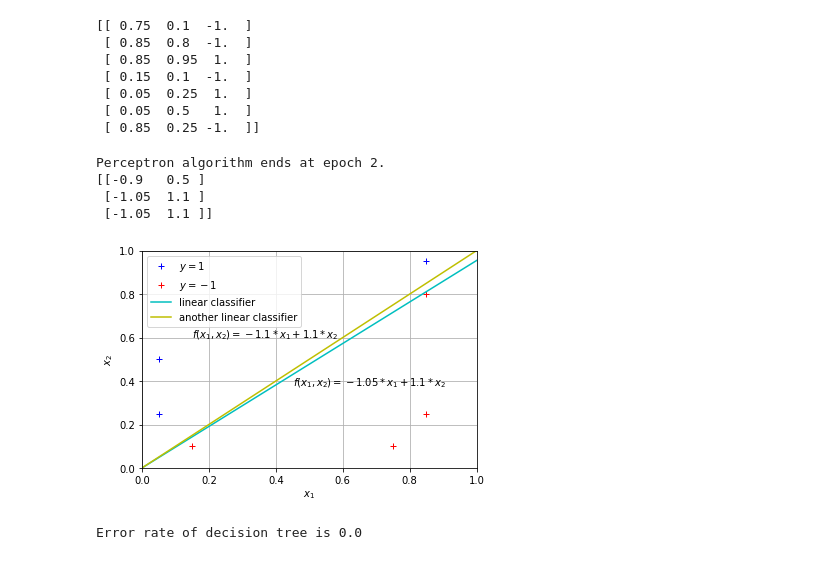
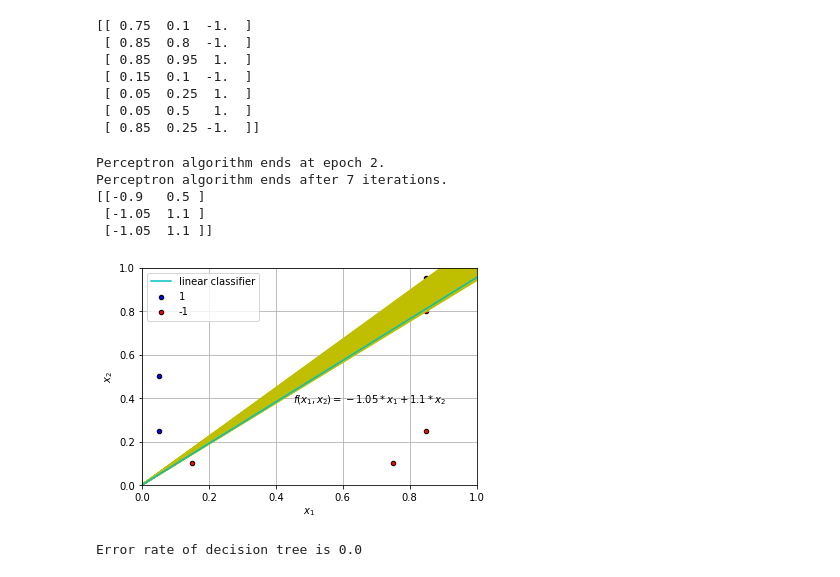
Before and after one commit to YilinGao/ML_assignments, a Jupyter notebook: hw2/hw2_code/q1.ipynb, the cells around one changed output. Drawn from its saved outputs; the diff is of its cells as text; code cells hidden in the pictures.

```diff
--- a/hw2/hw2_code/q1.ipynb
+++ b/hw2/hw2_code/q1.ipynb
@@ -28,15 +28,18 @@ def perceptron(S, I = 100):
     p = S.shape[1] - 1
     epoch_w = np.empty([0, p])
     w = np.zeros([1, p])
+    ite = 0 # iteration defined as number of updates
     for e in range(0, I):
         mis = False # if in this epoch there is no more misclassified points
         for i in range(0, n):
             if S[i, -1].reshape(1, 1) * np.dot(w, S[i, 0:p]) <= 0:
                 mis = True
                 w = w + S[i, -1].reshape(1, 1) * S[i, 0:p]
+                ite += 1
         epoch_w = np.append(epoch_w, w, axis = 0)
         if (mis == False): # after this epoch all points are correctly classified, end and return current w
             print('Perceptron algorithm ends at epoch ' + str(e) + '.')
+            print('Perceptron algorithm ends after ' + str(ite) + ' iterations.')
             return epoch_w
     print('Perceptron maximum epoch is reached.')
     return epoch_w
@@ -65,30 +66,42 @@ w_perc = perceptron(S)
 print(w_perc)
 # %% [output]
 Perceptron algorithm ends at epoch 2.
+Perceptron algorithm ends after 7 iterations.
 [[-0.9   0.5 ]
  [-1.05  1.1 ]
  [-1.05  1.1 ]]
 # %%
 """
 q1a
 plot observed data points and the perceptron weight after convergence
 """
-plt.plot(S_pos[:, 0], S_pos[:, 1], 'b+', label = r'$y = 1$')
-plt.plot(S_neg[:, 0], S_neg[:, 1], 'r+', label = r'$y = -1$')
+# training points
+n_classes = 2
+colors = 'br'
+for yvalue, color in zip([1, -1], colors):
+    idx = np.where(S[:, -1] == yvalue)
+    plt.scatter(S[idx, 0], S[idx, 1], c = color, label = yvalue, edgecolor = 'black', s = 20)
+
+# other decision boundaries with same error
+x_other = 1.1
+y_other = np.arange(1.035, 1.229, 0.002)
+for yi in np.nditer(y_other):
+    plt.plot([0, x_other], [0, yi], 'y')
+
 # calculated decision boundary from perceptron
-plt.plot([0, w_perc[-1, 1]], [0, -1 * w_perc[-1, 0]], 'c', label = 'linear classifier')
+x_perc = w_perc[-1, 1]
+y_perc = -1 * w_perc[-1, 0]
+plt.plot([0, x_perc], [0, y_perc], 'c', label = 'linear classifier')
 plt.text(0.45, 0.38, r'$f(x_1, x_2) = -1.05 * x_1 + 1.1 * x_2$' )
-# another decision boundary with same error
-plt.plot([0, 1.1], [0, 1.1], 'y', label = 'another linear classifier')
-plt.text(0.15, 0.6, r'$f(x_1, x_2) = -1.1 * x_1 + 1.1 * x_2$' )
+
 plt.legend()
 plt.xlabel(r'$x_1$')
 plt.ylabel(r'$x_2$')
 plt.axis([0, 1, 0, 1])
 plt.grid()
 plt.show()
 # %% [output]
-[figure, old version]
+[figure, new version]
 # %%
 """
 q1b
```
Also changed, not shown: parts of 5 cells of this notebook, 5 other files.
